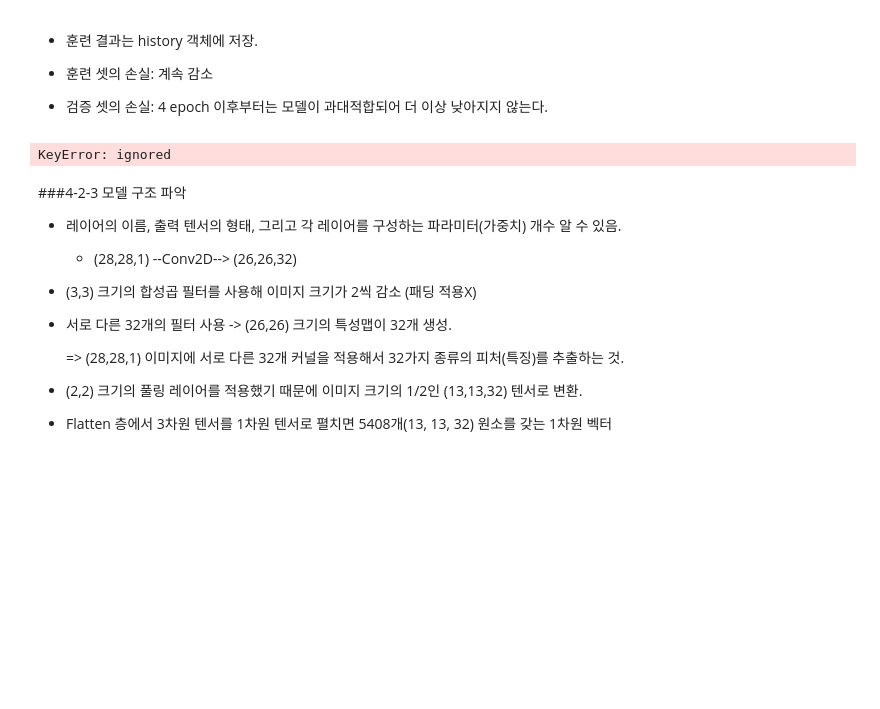
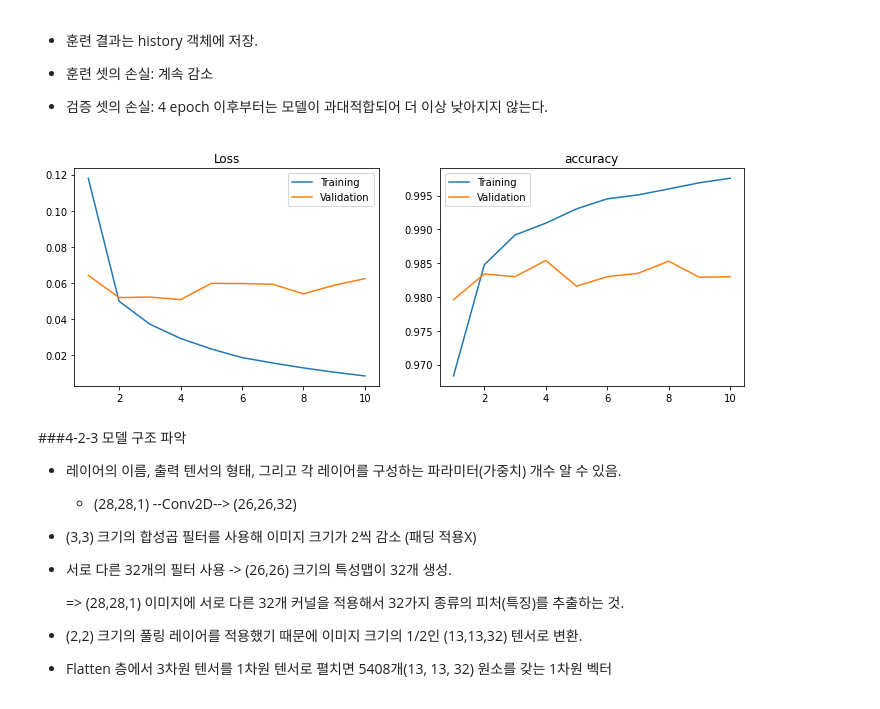
Before and after one commit to sbbwoy/ESAA, a Jupyter notebook: 220620_CNN.ipynb, the cells around one changed output. Cells and saved outputs as stored; diff of their text form; code cells hidden in the pictures; blank space fills up the shorter version.

```diff
--- a/220620_CNN.ipynb
+++ b/220620_CNN.ipynb
@@ -212,26 +212,26 @@ model.evaluate(x_valid_in, y_valid)
 # %%
 def plot_loss_acc(history, epoch):
 
     loss, val_loss = history.history['loss'], history.history['val_loss']
     acc, val_acc = history.history['accuracy'], history.history['val_accuracy']
 
     fig, axes = plt.subplots(1, 2, figsize=(12, 4))
 
     axes[0].plot(range(1, epoch + 1), loss, label='Training')
     axes[0].plot(range(1, epoch + 1), val_loss, label='Validation')
     axes[0].legend(loc='best')
     axes[0].set_title('Loss')
 
     axes[1].plot(range(1, epoch + 1), acc, label='Training')
     axes[1].plot(range(1, epoch + 1), val_acc, label='Validation')
     axes[1].legend(loc='best')
-    axes[1].set_title('Accuracy')
+    axes[1].set_title('accuracy')
 
     plt.show()
 
 plot_loss_acc(history, 10)
 # %% [output]
-KeyError: ignored
+[figure, added]
 # %% [markdown]
 ###4-2-3 모델 구조 파악
 
```
